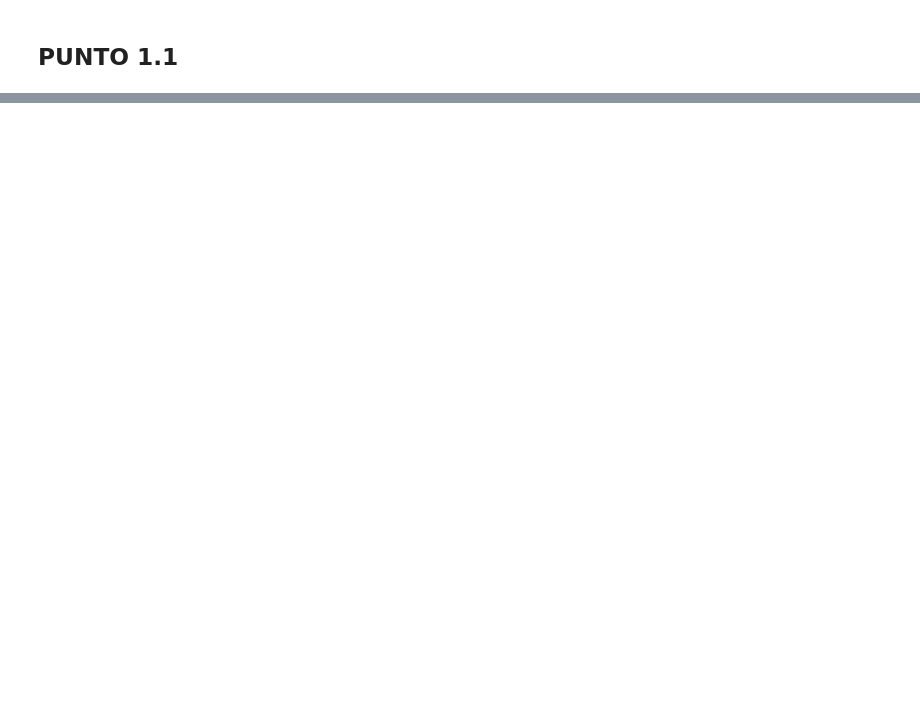
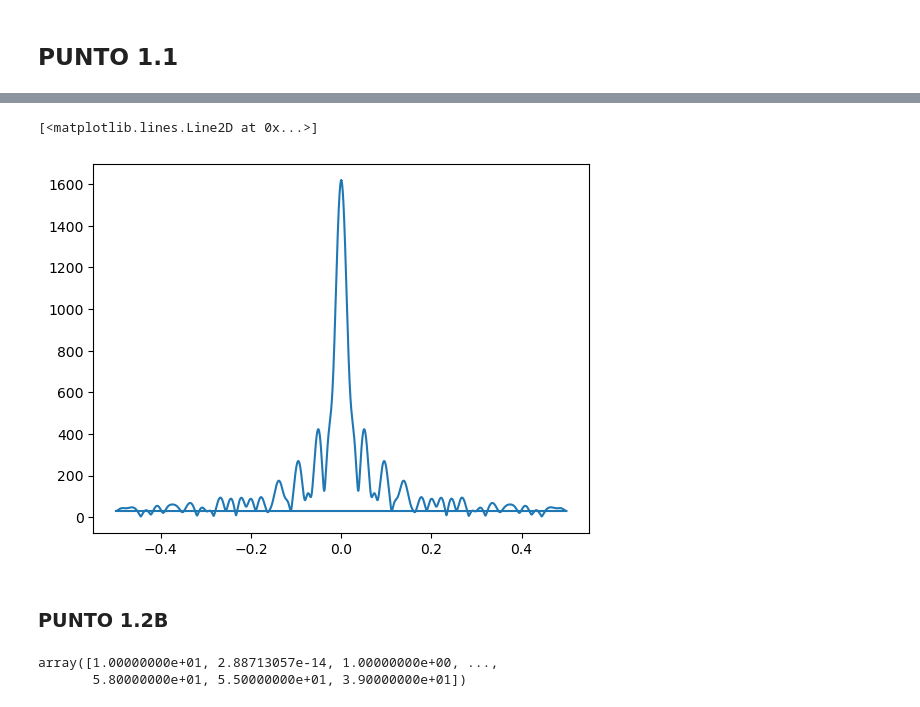
Before and after one commit to DANI2579/MetodosComputacionalesII, a Jupyter notebook: Taller_2/Untitled.ipynb, the cells around one changed output, grey strips where cells are left out. Cells and saved outputs as stored; diff of their text form; code cells hidden in the pictures; blank space fills up the shorter version.

```diff
--- a/Taller_2/Untitled.ipynb
+++ b/Taller_2/Untitled.ipynb
@@ -85,0 +53,7 @@ plt.plot(frecuencias,norma_transformada)
+# %%
+def threshold(frecuencias,f_lim):
+    filtro=np.zeros_like(frecuencias)
+    for i,f in enumerate(frecuencias):
+        if abs(f)<f_lim:
+            filtro[i]=1
+    return filtro
@@ -85,0 +76,20 @@ plt.plot(frecuencias,norma_transformada)
+# %%
+####tipo threshold
+señal_filtrada=np.fft.fft(datos*threshold(frecuencias,0.001))
+norma_señal_filtrada=abs(señal_filtrada)
+indice_max=np.argmax(norma_señal_filtrada[0:len(norma_señal_filtrada)//2])
+plt.plot(frecuencias,norma_señal_filtrada)
+# %% [output]
+[<matplotlib.lines.Line2D at 0x...>]
+[figure, added]
+# %% [markdown]
+### PUNTO 1.2B
+# %%
+t=data.index.to_numpy()
+inversa_original=np.fft.ifft(Transformada)
+inversa_original+=media_datos
+inversa_original=abs(inversa_original)
+inversa_original
+# %% [output]
+array([1.00000000e+01, 2.88713057e-14, 1.00000000e+00, ...,
+       5.80000000e+01, 5.50000000e+01, 3.90000000e+01])
```
Also changed, not shown: parts of 25 cells of this notebook, 3 other files.
